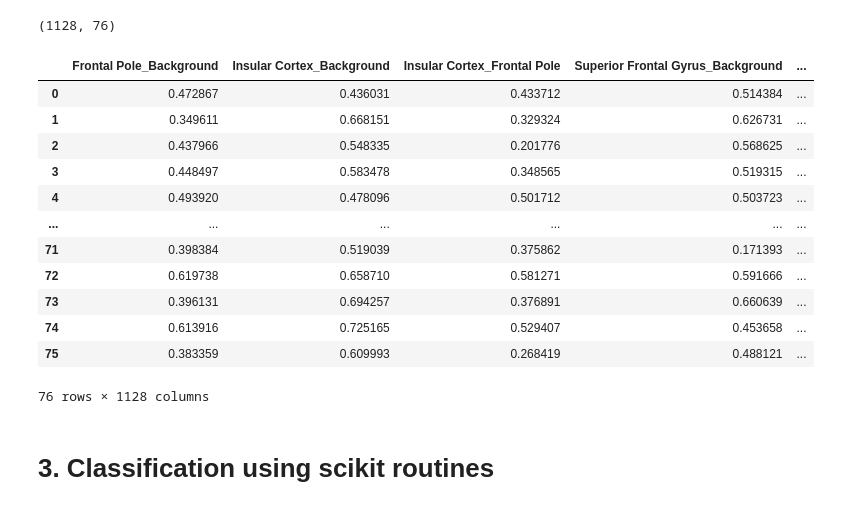
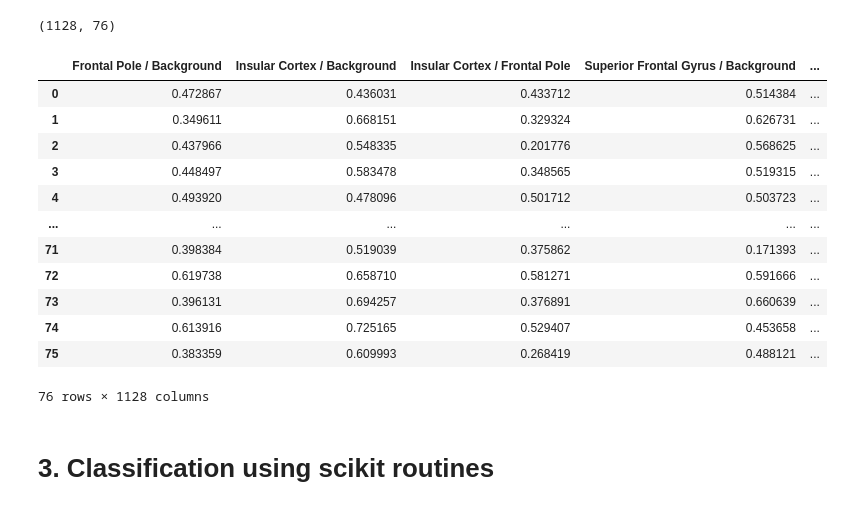
Before and after one commit to GalhardoCorreia/MusicBrainNetwork, a Jupyter notebook: scripts_seb/3.[fc]optimal-parameters_best-features_seb.ipynb, the cells around one changed output. Saved outputs shown, nothing was run; the diff lists cells and outputs as text; code cells hidden in the pictures.

```diff
--- a/scripts_seb/3.[fc]optimal-parameters_best-features_seb.ipynb
+++ b/scripts_seb/3.[fc]optimal-parameters_best-features_seb.ipynb
@@ -109,21 +109,21 @@ flattened_lower_triangle.shape
 # %% [output]
 (1128, 76)
 # %%
-df_lower= pd.DataFrame(flattened_lower_triangle.T, columns=[f'{labels_ho[i]}_{labels_ho[j]}' for i, j in zip(tril_idx[0], tril_idx[1])])
+df_lower_regions= pd.DataFrame(flattened_lower_triangle.T, columns=[f'{labels_ho[i]} / {labels_ho[j]}' for i, j in zip(tril_idx[0], tril_idx[1])])
-# %%
-df_lower
-# %% [output]
-|  | Frontal Pole_Background | Insular Cortex_Background | Insular Cortex_Frontal Pole | Superior Frontal Gyrus_Background | ... |
-| 0 | 0.472867 | 0.436031 | 0.433712 | 0.514384 | ... |
-| 1 | 0.349611 | 0.668151 | 0.329324 | 0.626731 | ... |
-| 2 | 0.437966 | 0.548335 | 0.201776 | 0.568625 | ... |
-| 3 | 0.448497 | 0.583478 | 0.348565 | 0.519315 | ... |
-| 4 | 0.493920 | 0.478096 | 0.501712 | 0.503723 | ... |
-| ... | ... | ... | ... | ... | ... |
-| 71 | 0.398384 | 0.519039 | 0.375862 | 0.171393 | ... |
-| 72 | 0.619738 | 0.658710 | 0.581271 | 0.591666 | ... |
-| 73 | 0.396131 | 0.694257 | 0.376891 | 0.660639 | ... |
-| 74 | 0.613916 | 0.725165 | 0.529407 | 0.453658 | ... |
-| 75 | 0.383359 | 0.609993 | 0.268419 | 0.488121 | ... |
-76 rows × 1128 columns
+# %%
+df_lower_regions # this is a dataframe with the region labels as columns and the time points as rows
+# %% [output]
+|  | Frontal Pole / Background | Insular Cortex / Background | Insular Cortex / Frontal Pole | Superior Frontal Gyrus / Background | ... |
+| 0 | 0.472867 | 0.436031 | 0.433712 | 0.514384 | ... |
+| 1 | 0.349611 | 0.668151 | 0.329324 | 0.626731 | ... |
+| 2 | 0.437966 | 0.548335 | 0.201776 | 0.568625 | ... |
+| 3 | 0.448497 | 0.583478 | 0.348565 | 0.519315 | ... |
+| 4 | 0.493920 | 0.478096 | 0.501712 | 0.503723 | ... |
+| ... | ... | ... | ... | ... | ... |
+| 71 | 0.398384 | 0.519039 | 0.375862 | 0.171393 | ... |
+| 72 | 0.619738 | 0.658710 | 0.581271 | 0.591666 | ... |
+| 73 | 0.396131 | 0.694257 | 0.376891 | 0.660639 | ... |
+| 74 | 0.613916 | 0.725165 | 0.529407 | 0.453658 | ... |
+| 75 | 0.383359 | 0.609993 | 0.268419 | 0.488121 | ... |
+76 rows × 1128 columns
 # %%
```
Also changed, not shown: parts of 17 cells of this notebook, 1 other file.
